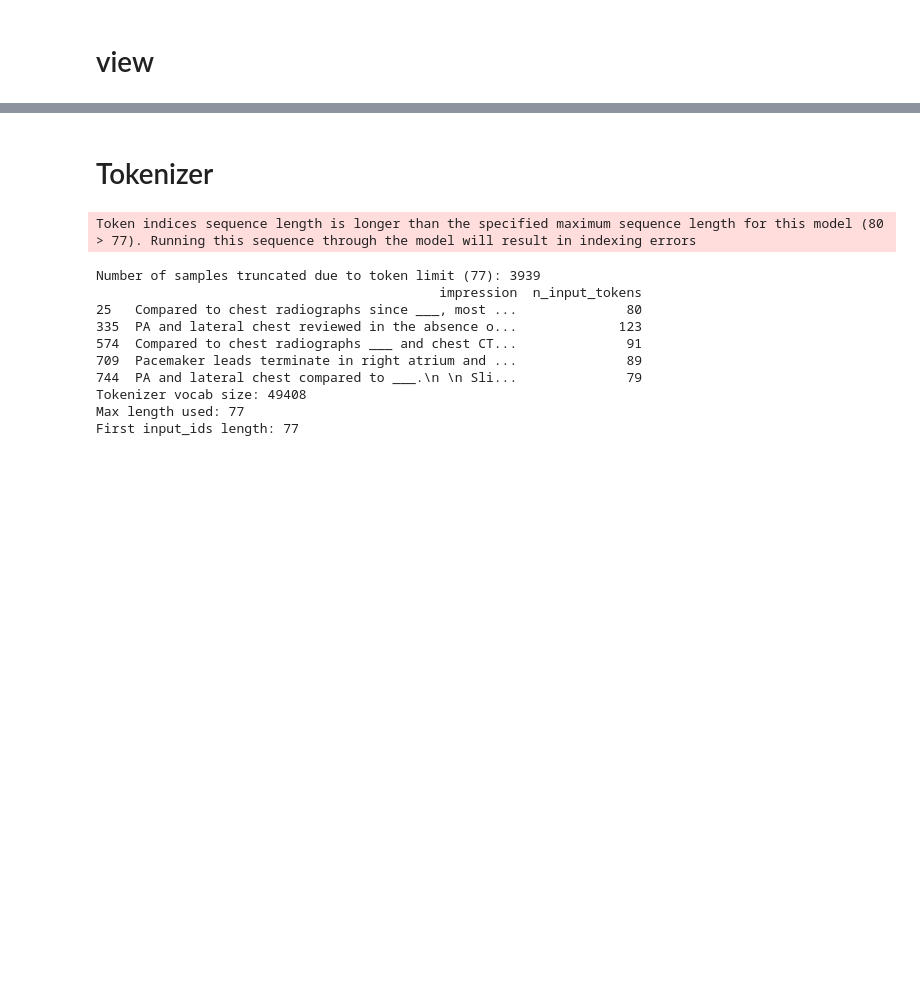
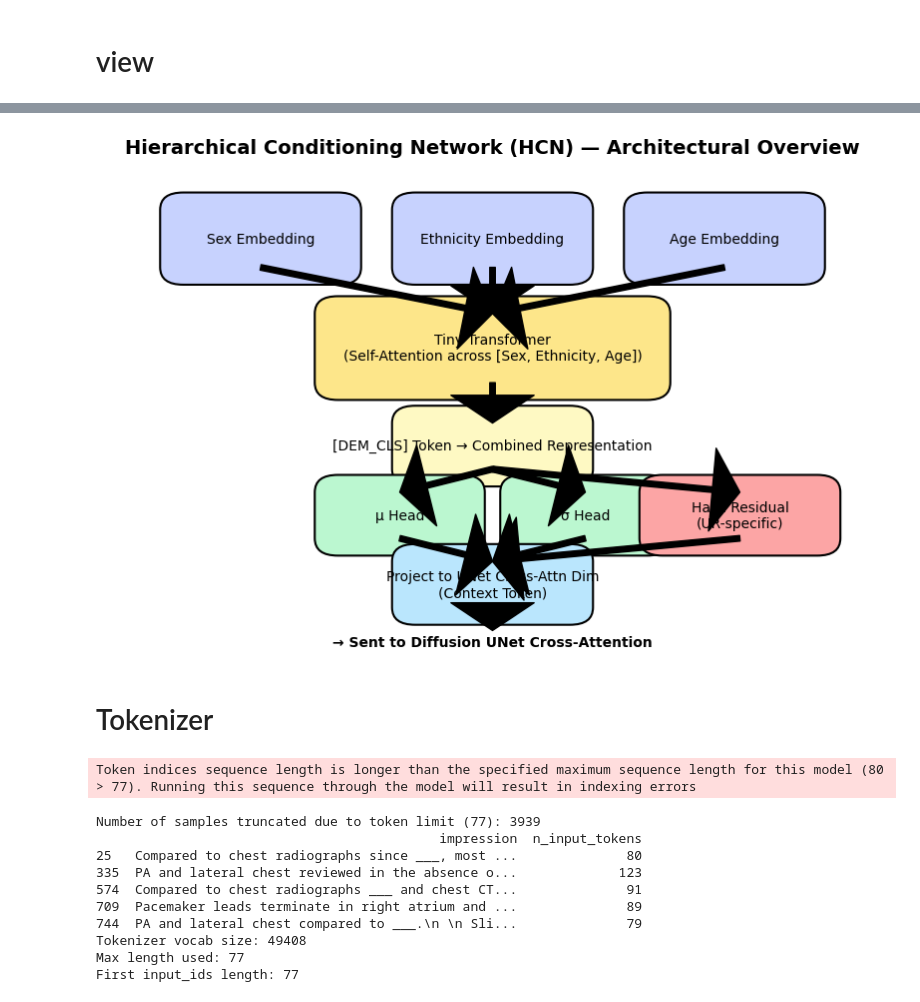
Before and after one commit to mahmoudibrahim98/RoentGen-v2, a Jupyter notebook: src/preprocessing/0_explore_dataset.ipynb, the cells around one changed output, grey strips where cells are left out. Cells and saved outputs as stored; diff of their text form; code cells hidden in the pictures; blank space fills up the shorter version.

```diff
--- a/src/preprocessing/0_explore_dataset.ipynb
+++ b/src/preprocessing/0_explore_dataset.ipynb
@@ -306,3 +349,65 @@ with tarfile.open(demo_tar_path, "r") as tar:
+# %%
+import matplotlib.pyplot as plt
+from matplotlib.patches import FancyBboxPatch, ArrowStyle, ConnectionPatch
+
+fig, ax = plt.subplots(figsize=(10, 6))
+ax.set_xlim(0, 10)
+ax.set_ylim(0, 8)
+ax.axis('off')
+
+# Helper function
+def add_box(x, y, w, h, text, color='#e0e7ff', fontsize=10, style='round,pad=0.3'):
+    box = FancyBboxPatch((x, y), w, h, boxstyle=style, fc=color, ec='black', lw=1.5)
+    ax.add_patch(box)
+    ax.text(x + w/2, y + h/2, text, ha='center', va='center', fontsize=fontsize, wrap=True)
+
+# Attribute embeddings
+add_box(1, 6.5, 2, 1, 'Sex Embedding', '#c7d2fe')
+add_box(4, 6.5, 2, 1, 'Ethnicity Embedding', '#c7d2fe')
+add_box(7, 6.5, 2, 1, 'Age Embedding', '#c7d2fe')
+
+# Transformer block
+add_box(3, 4.5, 4, 1.2, 'Tiny Transformer\n(Self-Attention across [Sex, Ethnicity, Age])', '#fde68a')
+
+# CLS Token output
+add_box(4, 3, 2, 0.8, '[DEM_CLS] Token → Combined Representation', '#fef9c3')
+
+# Uncertainty & residual heads
+add_box(3, 1.8, 1.6, 0.8, 'μ Head', '#bbf7d0')
+add_box(5.4, 1.8, 1.6, 0.8, 'σ Head', '#bbf7d0')
+add_box(7.2, 1.8, 2, 0.8, 'Hash Residual\n(UR-specific)', '#fca5a5')
+
+# Projection
+add_box(4, 0.6, 2, 0.8, 'Project to UNet Cross-Attn Dim\n(Context Token)', '#bae6fd')
+
+# Arrows
+arrow_style = ArrowStyle("Simple,tail_width=0.4,head_width=6,head_length=2")
+
+# From embeddings to transformer
+for x in [2, 5, 8]:
+    con = ConnectionPatch((x, 6.5), (5, 5.7), 'data', 'data', arrowstyle=arrow_style, color='black')
+    ax.add_patch(con)
+
+# Transformer to CLS
+ax.add_patch(ConnectionPatch((5, 4.5), (5, 3.8), 'data', 'data', arrowstyle=arrow_style, color='black'))
+
+# CLS to heads
+ax.add_patch(ConnectionPatch((5, 3), (3.8, 2.6), 'data', 'data', arrowstyle=arrow_style, color='black'))
+ax.add_patch(ConnectionPatch((5, 3), (6.2, 2.6), 'data', 'data', arrowstyle=arrow_style, color='black'))
+ax.add_patch(ConnectionPatch((5, 3), (8.2, 2.6), 'data', 'data', arrowstyle=arrow_style, color='black'))
+
+# Heads to projection
+for x in [3.8, 6.2, 8.2]:
+    ax.add_patch(ConnectionPatch((x, 1.8), (5, 1.4), 'data', 'data', arrowstyle=arrow_style, color='black'))
+
+# Projection to output
+ax.add_patch(ConnectionPatch((5, 0.6), (5, 0.2), 'data', 'data', arrowstyle=arrow_style, color='black'))
+
+ax.text(5, 0, '→ Sent to Diffusion UNet Cross-Attention', ha='center', va='center', fontsize=10, fontweight='bold')
+plt.title('Hierarchical Conditioning Network (HCN) — Architectural Overview', fontsize=14, fontweight='bold', pad=20)
+plt.show()
+# %% [output]
+[figure, added]
 # %%
 import tarfile
 
```
Also changed, not shown: parts of 4 cells of this notebook, 1 other file.
